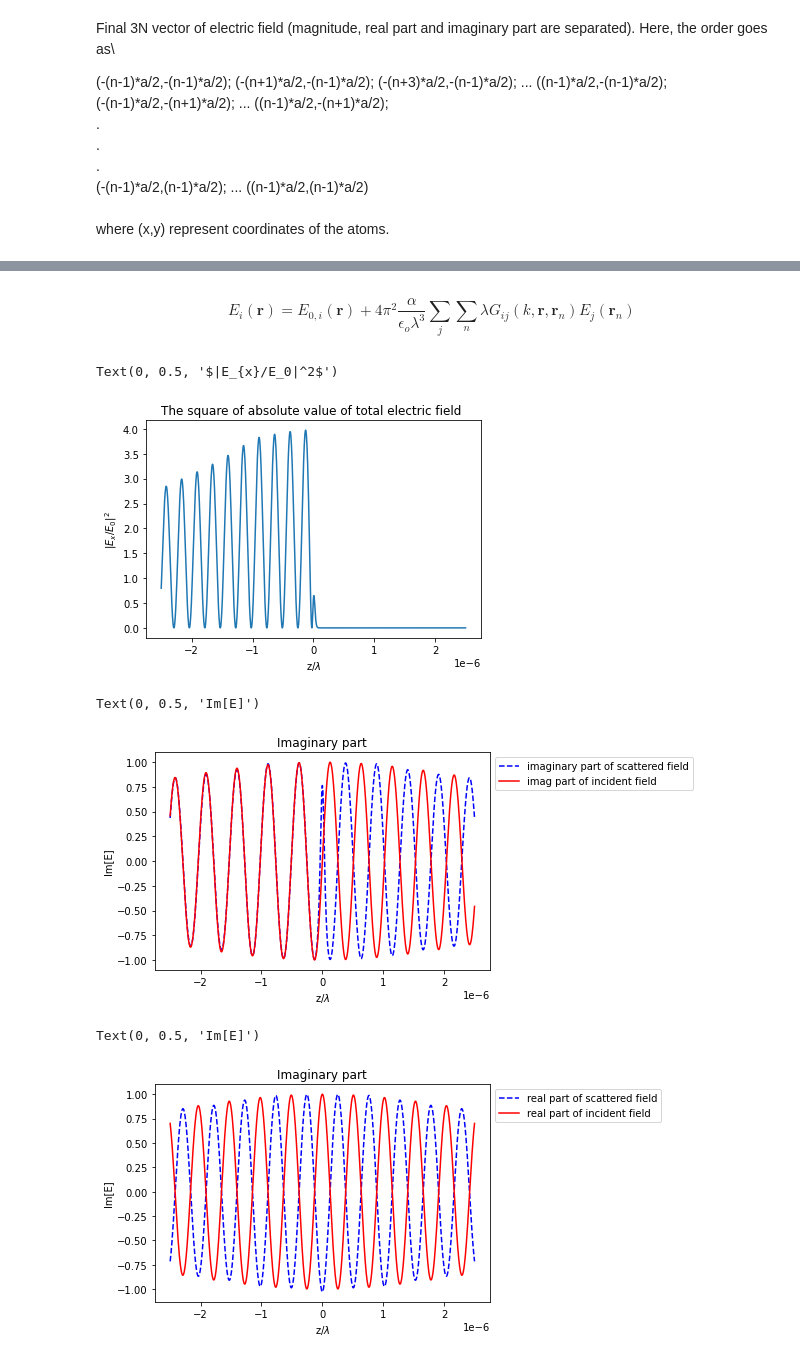
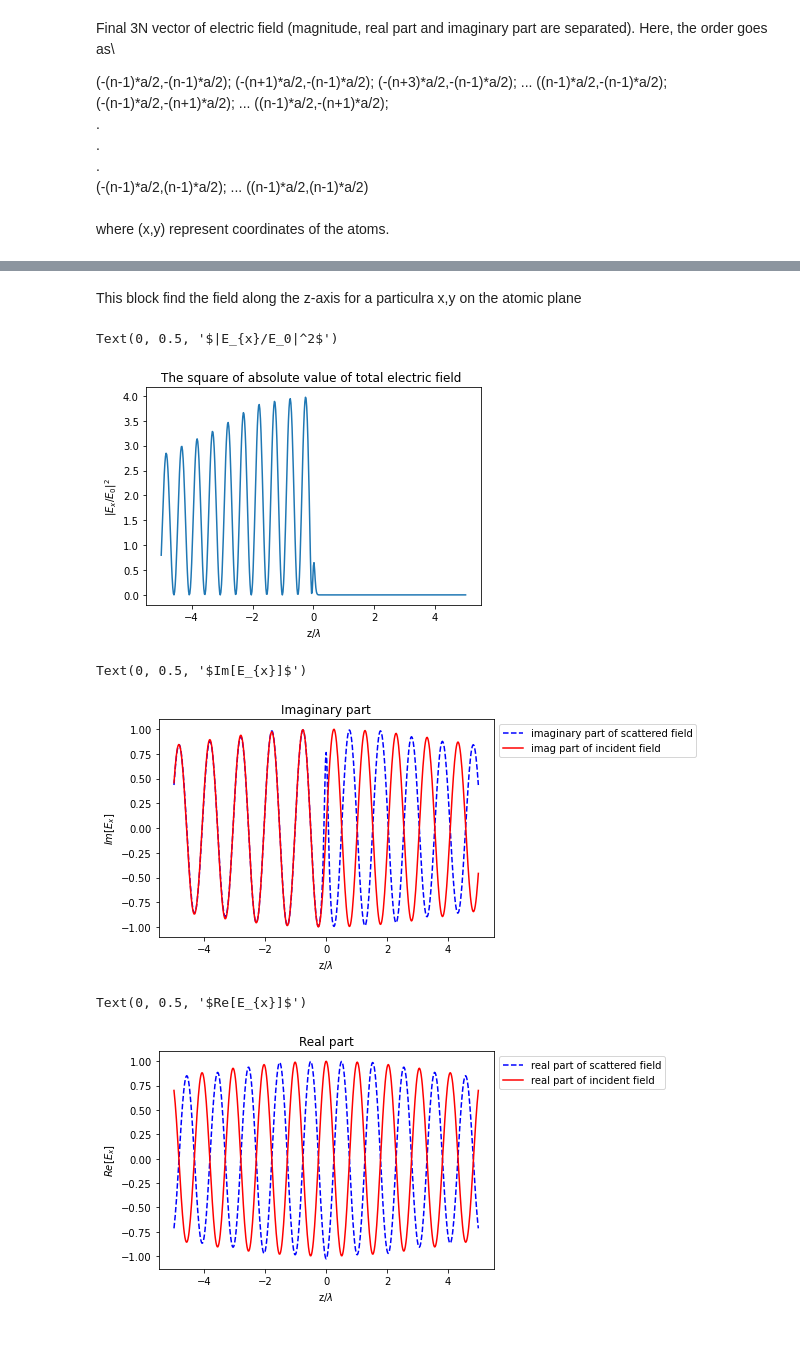
Before and after one commit to ReyshaJV/weizmann-internship, a Jupyter notebook: final_code_comments.ipynb, the cells around one changed output, grey strips where cells are left out. Drawn from its saved outputs; the diff is of its cells as text; code cells hidden in the pictures.

```diff
--- a/final_code_comments.ipynb
+++ b/final_code_comments.ipynb
@@ -231,10 +242,9 @@ def E(x,y,z,E_at_atoms_V):
-# %% [markdown]
-$$E_i(\textbf{r}) = E_{0,i}(\textbf{r}) + 4\pi^2\frac{\alpha}{\epsilon_o\lambda^3}\sum_j\sum_n\lambda
-    G_{ij}(k,\textbf{r},\textbf{r}_n)E_j(\textbf{r}_n)$$
+# %% [markdown]
+This block find the field along the z-axis for a particulra x,y on the atomic plane
 # %%
 x_find,y_find=0,0 # the electric field is found in direction perpendicular to x_find,y_find in the atomic array's plane
 
-perpendicular_direction=np.arange(-5*lamda,5*lamda,lamda/100)
+perpendicular_direction=np.arange(-5,5+1/50,1/50) #z/lamda array i.e z=-5*lamda to 5#lamda
 
 E_perpendicular_to_array=np.zeros(shape=(len(perpendicular_direction),3),dtype=np.complex_)
 
@@ -243,5 +253,5 @@ Scattered_perpendicular_to_array=np.zeros(shape=(len(perpendicular_direction),3)
 Incident_perpendicular_to_array=np.zeros(shape=(len(perpendicular_direction),3),dtype=np.complex_)
 
 for i in range(0,len(perpendicular_direction),1):
-     Incident_perpendicular_to_array[i],Scattered_perpendicular_to_array[i], E_perpendicular_to_array[i]=E(x_find,y_find,perpendicular_direction[i],E_at_atoms_V)
+     Incident_perpendicular_to_array[i],Scattered_perpendicular_to_array[i], E_perpendicular_to_array[i]=E(x_find,y_find,lamda*perpendicular_direction[i],E_at_atoms_V)
 # %%
@@ -249,32 +260,37 @@ I=Incident_perpendicular_to_array
 T=E_perpendicular_to_array
 S=Scattered_perpendicular_to_array
 # %%
+# the absolute value of the total electric field
+
 plt.plot(perpendicular_direction,np.square(abs(T[:,0]/E_beam_amp)))
 plt.title('The square of absolute value of total electric field ')
 plt.xlabel('z/$\lambda$')
 plt.ylabel('$|E_{x}/E_0|^2$')
 # %% [output]
 Text(0, 0.5, '$|E_{x}/E_0|^2$')
-[figure, old version]
+[figure, new version]
 # %%
+#the imaginary part of the incident and scattered fields
 plt.plot(perpendicular_direction,S[:,0].imag,'b--',label='imaginary part of scattered field',)
 plt.plot(perpendicular_direction,I[:,0].imag,color='red',label='imag part of incident field')
 
 plt.legend(bbox_to_anchor=(1,1))
 plt.title('Imaginary part')
 plt.xlabel('z/$\lambda$')
-plt.ylabel('Im[E]')
+plt.ylabel('$Im[E_{x}]$')
 # %% [output]
-Text(0, 0.5, 'Im[E]')
+Text(0, 0.5, '$Im[E_{x}]$')
-[figure, old version]
+[figure, new version]
 # %%
+# the real parts of the incident and scattered field
+
 plt.plot(perpendicular_direction,S[:,0].real,'b--',label='real part of scattered field',)
 plt.plot(perpendicular_direction,I[:,0].real,color='red',label='real part of incident field')
 
 plt.legend(bbox_to_anchor=(1,1))
-plt.title('Imaginary part')
+plt.title('Real part')
 plt.xlabel('z/$\lambda$')
-plt.ylabel('Im[E]')
+plt.ylabel('$Re[E_{x}]$')
 # %% [output]
-Text(0, 0.5, 'Im[E]')
+Text(0, 0.5, '$Re[E_{x}]$')
-[figure, old version]
+[figure, new version]
```
Also changed, not shown: parts of 8 cells of this notebook.
